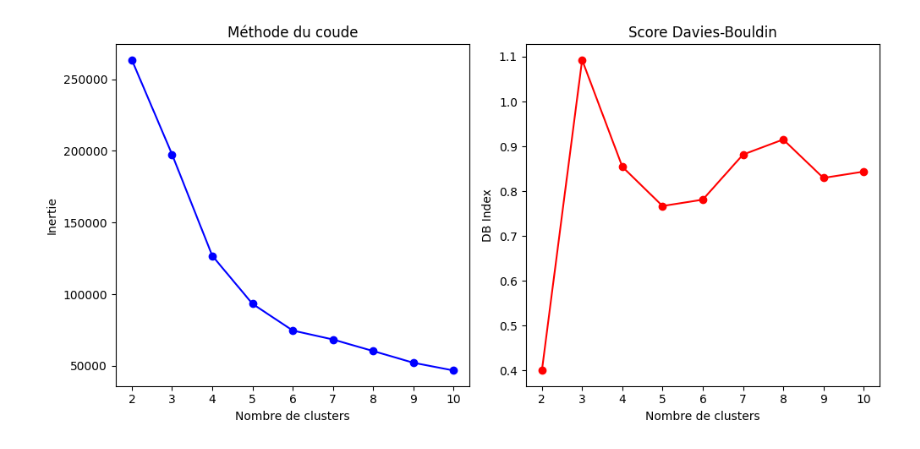
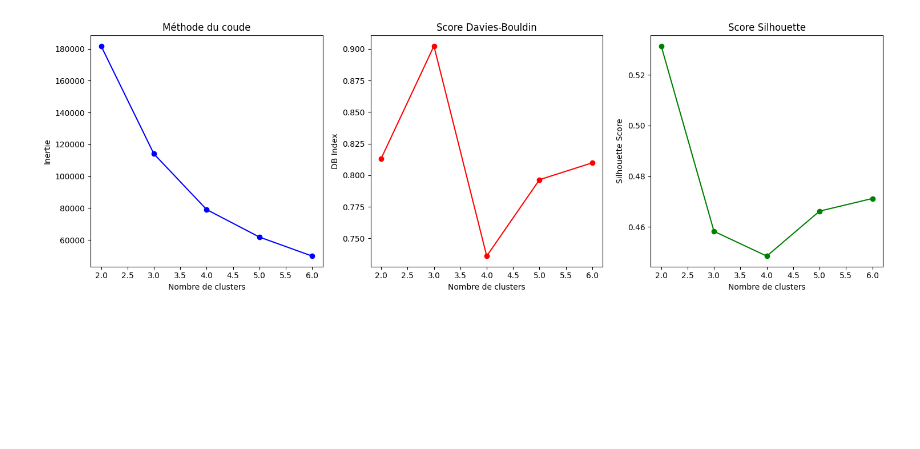
Before and after one commit to Manon-56/OC_P5, a Jupyter notebook: Olist.ipynb, the cells around one changed output. Drawn from its saved outputs; the diff is of its cells as text; code cells hidden in the pictures; blank space fills up the shorter version.

Commit message:
state ont the 20th of june

```diff
--- a/Olist.ipynb
+++ b/Olist.ipynb
@@ -84,0 +183,11 @@ data.describe()
+# %%
+numerics = ["int16", "int32", "int64", "float16", "float32", "float64"]
+
+numeric_df = data_filtered.select_dtypes(include=numerics) #extract numeric columns
+print(f"Avant d'enlever les valeurs manquantes, le dataset contient {len(numeric_df)} clients")
+numeric_df.dropna(inplace=True)
+print(f"Après avoir enlevé les valeurs manquantes du dataset numérique, il reste {len(numeric_df)} clients")
+
+
+data_filtered.dropna(inplace=True)
+print(f"Après avoir enlevé les valeurs manquantes du dataset total, il reste {len(data_filtered)} clients")
@@ -116,10 +297,5 @@ data.plot.scatter(x='recence', y='depense_totale', title= "Scatter plot entre r
 # %%
-numerics = ['int16', 'int32', 'int64', 'float16', 'float32', 'float64']
-numeric_df = data.select_dtypes(include=numerics)
-
-
-matrix = numeric_df.corr(method = 'pearson')
-print(matrix)
-
+matrix = numeric_df.corr(method="pearson")
 sns.heatmap(matrix, cmap="YlGnBu", annot=True)
+plt.title("Matrice de corrélation entre les valiables numériques du dataset")
 # %% [output]
@@ -133,83 +306,67 @@ recence            -0.021747    -0.010911        0.001020  1.000000
 # %%
-import pandas as pd
-from sklearn.preprocessing import PowerTransformer, StandardScaler
-from sklearn.cluster import KMeans
-from sklearn.metrics import silhouette_score, davies_bouldin_score
-import matplotlib.pyplot as plt
-import numpy as np
+
 
 # Préparation des données
-pt = PowerTransformer(method='yeo-johnson')
+pt = PowerTransformer(method="yeo-johnson")
 X_transformed = pt.fit_transform(numeric_df)
 
-scaler = StandardScaler()
-X_scaled = scaler.fit_transform(X_transformed)
+# scaler = MinMaxScaler()
+# X_scaled = scaler.fit_transform(X_transformed)
 
 # Calcul des métriques pour différents nombres de clusters
-range_clusters = range(2, 11)
+range_clusters = range(2, 7)
 silhouette_scores = []
 db_scores = []
 inertia_values = []
 
 for n_clusters in range_clusters:
-    kmeans = KMeans(n_clusters=n_clusters, random_state=42)
-    cluster_labels = kmeans.fit_predict(X_scaled)
+    kmeans = KMeans(n_clusters=n_clusters, random_state=12)
+    cluster_labels = kmeans.fit_predict(X_transformed)
 
-    # silhouette_avg = silhouette_score(X_scaled, cluster_labels)
-    db_avg = davies_bouldin_score(X_scaled, cluster_labels)
+    silhouette_avg = silhouette_score(X_transformed, cluster_labels)
+    db_avg = davies_bouldin_score(X_transformed, cluster_labels)
     inertia = kmeans.inertia_
 
-    # silhouette_scores.append(silhouette_avg)
+    silhouette_scores.append(silhouette_avg)
     db_scores.append(db_avg)
     inertia_values.append(inertia)
 
 # Visualisation des résultats
 plt.figure(figsize=(15, 5))
 
 # Graphique inertie
 plt.subplot(131)
-plt.plot(range_clusters, inertia_values, 'b-', marker='o')
-plt.title('Méthode du coude')
-plt.xlabel('Nombre de clusters')
-plt.ylabel('Inertie')
+plt.plot(range_clusters, inertia_values, "b-", marker="o")
+plt.title("Méthode du coude")
+plt.xlabel("Nombre de clusters")
+plt.ylabel("Inertie")
 
 # Graphique Davies-Bouldin
 plt.subplot(132)
-plt.plot(range_clusters, db_scores, 'r-', marker='o')
-plt.title('Score Davies-Bouldin')
-plt.xlabel('Nombre de clusters')
-plt.ylabel('DB Index')
+plt.plot(range_clusters, db_scores, "r-", marker="o")
+plt.title("Score Davies-Bouldin")
+plt.xlabel("Nombre de clusters")
+plt.ylabel("DB Index")
 
-# # Graphique Silhouette
-# plt.subplot(133)
-# plt.plot(range_clusters, silhouette_scores, 'g-', marker='o')
-# plt.title('Score Silhouette')
-# plt.xlabel('Nombre de clusters')
-# plt.ylabel('Silhouette Score')
+# Graphique Silhouette
+plt.subplot(133)
+plt.plot(range_clusters, silhouette_scores, "g-", marker="o")
+plt.title("Score Silhouette")
+plt.xlabel("Nombre de clusters")
+plt.ylabel("Silhouette Score")
 
 plt.tight_layout()
 plt.show()
 
 # Sélection du meilleur nombre de clusters
 best_k_inertia = range_clusters[np.argmax(np.gradient(inertia_values))]
 best_k_db = range_clusters[np.argmin(db_scores)]
-# best_k_silhouette = range_clusters[np.argmax(silhouette_scores)]
+best_k_silhouette = range_clusters[np.argmax(silhouette_scores)]
 
 print(f"\nRecommandations pour K basées sur les différentes méthodes:")
 print(f"Méthode du coude: K = {best_k_inertia}")
 print(f"Davies-Bouldin: K = {best_k_db}")
-# print(f"Silhouette: K = {best_k_silhouette}")
-
-# Application finale du K-means avec le K choisi
-# k_choisi = best_k_silhouette  # Choisissez celui qui vous convient le mieux
-# final_kmeans = KMeans(n_clusters=k_choisi, random_state=42)
-# final_clusters = final_kmeans.fit_predict(X_scaled)
-
-# # Affichage des scores finaux
-# print(f"\nScores pour K = {k_choisi}:")
-# print(f"Inertie: {final_kmeans.inertia_}")
-# print(f"Score Silhouette: {silhouette_score(X_scaled, final_clusters)}")
-# print(f"Davies-Bouldin Index: {davies_bouldin_score(X_scaled, final_clusters)}")
+print(f"Silhouette: K = {best_k_silhouette}")
 # %% [output]
-[figure, old version]
+[figure, new version]
 Recommandations pour K basées sur les différentes méthodes:
```
Also changed, not shown: parts of 88 cells of this notebook.
